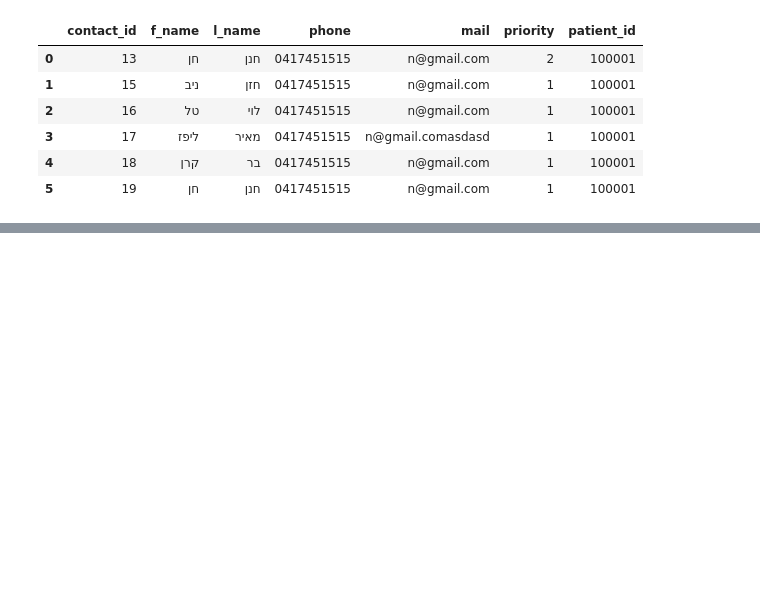
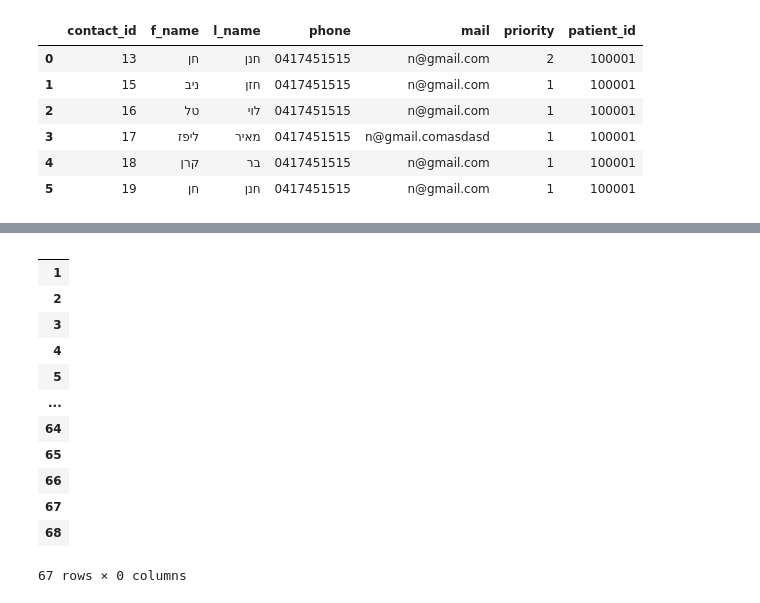
Before and after one commit to nivbadli1/temi_v3, a Jupyter notebook: apps/core/add_rows_to_db.ipynb, the cells around one changed output, grey strips where cells are left out. Cells and saved outputs as stored; diff of their text form; code cells hidden in the pictures; blank space fills up the shorter version.

```diff
--- a/apps/core/add_rows_to_db.ipynb
+++ b/apps/core/add_rows_to_db.ipynb
@@ -12,3 +17,0 @@ session = Session(engine)
-# %%
-p = session.query(Patient).filter_by(patient_id=200001).first()
-type(p)
@@ -297,3 +323,16 @@ p6 = Patient(patient_id=6,f_name="משה",l_name="בדלי",bed=12,department=1,
 # patients=[]
 session.add_all([p2,p3,p4,p5,p6])
 session.commit()
+# %%
+
+df = pd.read_sql_query(
+    sql = session.query(Users).statement,
+    con=session.bind
+
+)
+df['id'].tolist()
+from apps.core import utils as U
+departments = U.get_df(Users, session)
+departments.index.to_list()
+departments = U.get_df(Users, session)
+departments.index.to_list()
@@ -584,3 +628,8 @@ df[df.patient_id == 100001]
 | 3 | 17 | ליפז | מאיר | 0417451515 | n@gmail.comasdasd | 1 | 100001 |
 | 4 | 18 | קרן | בר | 0417451515 | n@gmail.com | 1 | 100001 |
 | 5 | 19 | חן | חנן | 0417451515 | n@gmail.com | 1 | 100001 |
+# %%
+df=time_slots_df.merge(next_events_df,how='left', indicator=True)
+
+df['start_time'] = df['start_time'].mask(df.pop('_merge').eq('both'))
+df = df[df['start_time'].notnull()].loc[:,['start_time']]
@@ -586,0 +858,19 @@ df[df.patient_id == 100001]
+# %%
+def get_contact_availability(user_free_slots,contact_id):
+    contact_free_slots = get_free_slots(Contact,contact_id)
+    contact_free_slots = contact_free_slots['start_time'].tolist()
+    user_free_slots = user_free_slots['start_time'].tolist()
+    time_slot = user_free_slots[0]
+    for time in user_free_slots:
+        if(time) in contact_free_slots:
+            return time
+    return False
+
+
+for patient_id, row in patients.iterrows():
+    contact_id = patients.loc[patient_id, ["contact_id"]][0]
+    time = get_contact_availability(user_free_slots,contact_id)
+    if(time):
+        print("Patient id: ", row['patient_id'], " contact_id: ", contact_id , "time:" ,time)
+    else:
+        print("Contact have no optional meet time")
@@ -586,0 +895,16 @@ df[df.patient_id == 100001]
+# %%
+user_free_slots['start_time].mask(user_free_slots.pop('start_time').eq(time))
+# %% [output]
+|  |
+| 1 |
+| 2 |
+| 3 |
+| 4 |
+| 5 |
+| ... |
+| 64 |
+| 65 |
+| 66 |
+| 67 |
+| 68 |
+67 rows × 0 columns
```
Also changed, not shown: parts of 23 cells of this notebook, 7 other files.
